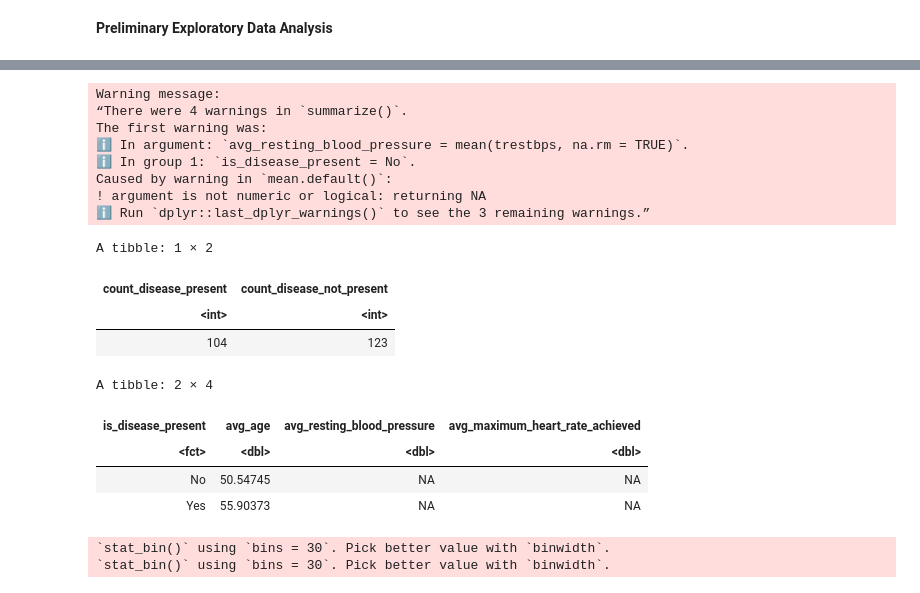
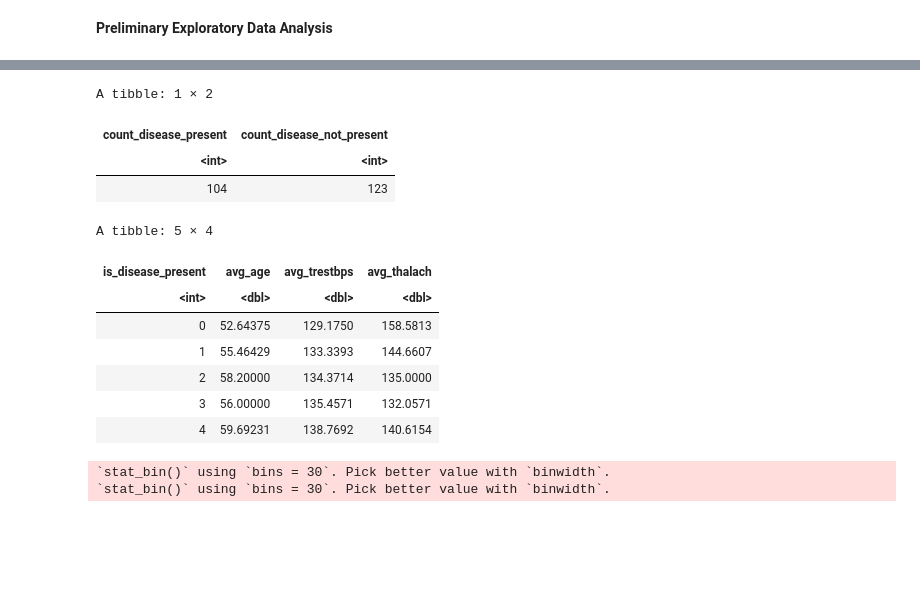
Before and after one commit to holiday-sean/dsci100_project, a Jupyter notebook: project.ipynb, the cells around one changed output, grey strips where cells are left out. Drawn from its saved outputs; the diff is of its cells as text; code cells hidden in the pictures; blank space fills up the shorter version.

```diff
--- a/project.ipynb
+++ b/project.ipynb
@@ -49,12 +49,17 @@ heart_disease_all |>
     mutate(is_disease_present = as_factor(is_disease_present)) |>
     mutate(is_disease_present = fct_recode(is_disease_present, "No" = "0", "Yes" = "1", "Yes" = "2", "Yes" = "3", "Yes" = "4"))
 
+#Removing the NA variable
 heart_disease_all[heart_disease_all == "?"] <- NA
-heart_disease_all
 
 heart_disease_all_final <- na.omit(heart_disease_all)
 summary(heart_disease_all_final)
 heart_disease_all_final
+
+#Converting data into numerical values
+heart_disease_convert <- type.convert(heart_disease_all_final, na.strings = "NA", as.is = FALSE, dec = ".",
+            numerals = c("allow.loss"))
+heart_disease_convert
 # %% [output]
 Rows: 303 Columns: 14
 ── Column specification ────────────────────────────────────────────────────────
@@ -139,38 +144,33 @@ cleveland_testing <- testing(heart_disease_split)
 # %%
 #Summarizing (Exploratory Analysis)
 
 summarized_table <- cleveland_training |>
     summarize(count_disease_present = sum(is_disease_present == "Yes", na.rm = TRUE),
               count_disease_not_present = sum(is_disease_present == "No", na.rm = TRUE))
 
 ##ISSUE IS HERE.
-summarized_vars <- heart_disease_all_factored |>
-    group_by(is_disease_present) |>
+summarized_vars <- heart_disease_convert |>
+    group_by(is_disease_present) %>%
     summarize(avg_age = mean(age, na.rm = TRUE),
-              avg_resting_blood_pressure = mean(trestbps, na.rm = TRUE),
-              avg_maximum_heart_rate_achieved = mean(thalach, na.rm = TRUE))
+             avg_trestbps = mean(trestbps, na.rm = TRUE),
+             avg_thalach = mean(thalach, na.rm = TRUE))
 
 summarized_table
 
 summarized_vars
 # %% [output]
-Warning message:
-“There were 4 warnings in `summarize()`.
-The first warning was:
-ℹ In argument: `avg_resting_blood_pressure = mean(trestbps, na.rm = TRUE)`.
-ℹ In group 1: `is_disease_present = No`.
-Caused by warning in `mean.default()`:
-! argument is not numeric or logical: returning NA
-ℹ Run `dplyr::last_dplyr_warnings()` to see the 3 remaining warnings.”
+A tibble: 1 × 2
+| count_disease_present | count_disease_not_present |
+| <int> | <int> |
+| 104 | 123 |
-A tibble: 1 × 2
+A tibble: 5 × 4
-| count_disease_present | count_disease_not_present |
-| <int> | <int> |
-| 104 | 123 |
-A tibble: 2 × 4
-| is_disease_present | avg_age | avg_resting_blood_pressure | avg_maximum_heart_rate_achieved |
-| <fct> | <dbl> | <dbl> | <dbl> |
-| No | 50.54745 | NA | NA |
-| Yes | 55.90373 | NA | NA |
+| is_disease_present | avg_age | avg_trestbps | avg_thalach |
+| <int> | <dbl> | <dbl> | <dbl> |
+| 0 | 52.64375 | 129.1750 | 158.5813 |
+| 1 | 55.46429 | 133.3393 | 144.6607 |
+| 2 | 58.20000 | 134.3714 | 135.0000 |
+| 3 | 56.00000 | 135.4571 | 132.0571 |
+| 4 | 59.69231 | 138.7692 | 140.6154 |
 # %%
 #Data Visualization (Exploratory Analysis)
 
```
Also changed, not shown: parts of 1 cell of this notebook.
